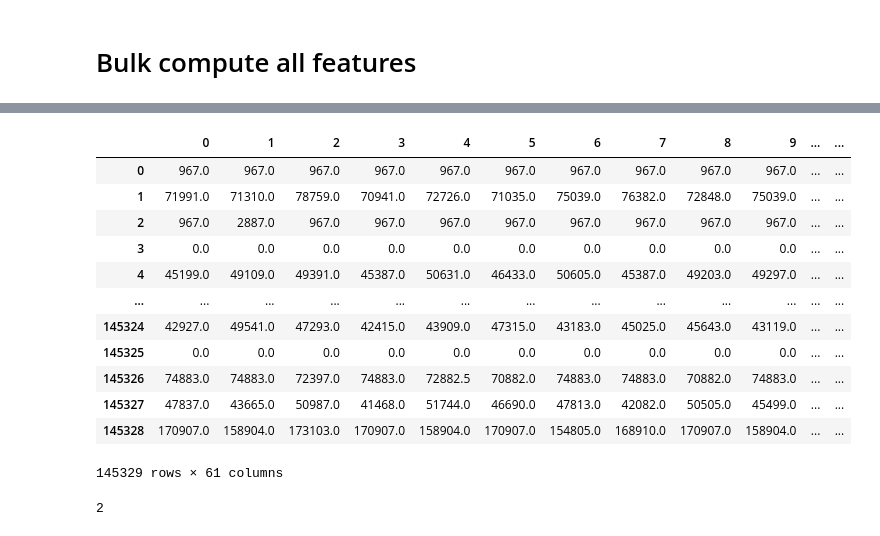
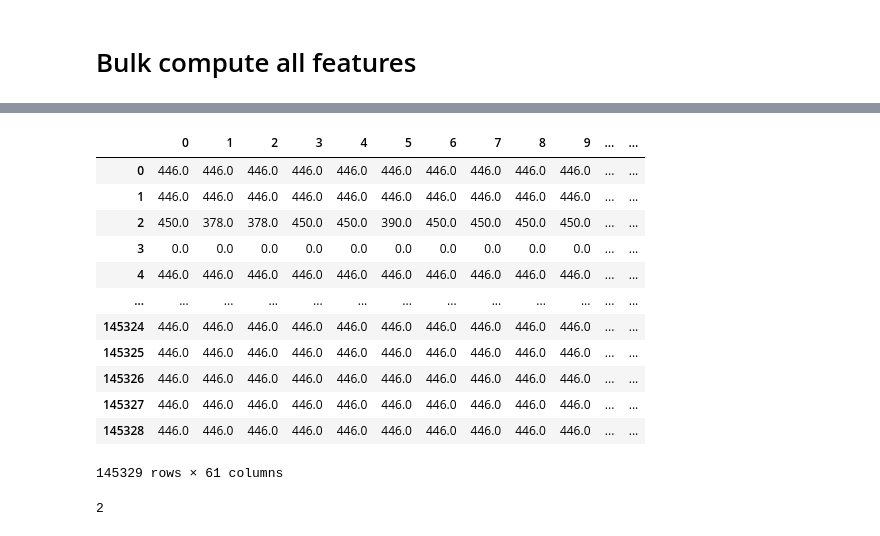
Before and after one commit to MillenniumForce/DATA3001, a Jupyter notebook: deep_learning/Feature_Engineering.ipynb, the cells around one changed output, grey strips where cells are left out. Cells and saved outputs as stored; diff of their text form; code cells hidden in the pictures.

Commit message:
Added diff (from - to) features

```diff
--- a/deep_learning/Feature_Engineering.ipynb
+++ b/deep_learning/Feature_Engineering.ipynb
@@ -44,5 +82,5 @@ polars_df.collect().write_parquet("/content/drive/MyDrive/DATA3001/bytes_per_pac
 # %%
-df = pd.read_parquet("/content/drive/MyDrive/DATA3001/bytes_per_packet_features.parquet")
+df = pd.read_parquet("/content/drive/MyDrive/DATA3001/diff_bytes_per_packet_features.parquet")
 df.time = pd.to_datetime(df.time, unit="ns")
 df = df.set_index("time")
 # %%
@@ -194,18 +249,18 @@ def construct_flow_dataframe(df, flow_type, window_size=60):
 # %%
-construct_flow_dataframe(train_df, "FromInternetTCPPort80IPurn:ietf:params:mud:controllerByteCount")
+construct_flow_dataframe(train_df, "ToInternetRSVPPortAllIPurn:ietf:params:mud:controllerBytesPerPacket")
 # %% [output]
 |  | 0 | 1 | 2 | 3 | 4 | 5 | 6 | 7 | 8 | 9 | ... | ... |
-| 0 | 967.0 | 967.0 | 967.0 | 967.0 | 967.0 | 967.0 | 967.0 | 967.0 | 967.0 | 967.0 | ... | ... |
-| 1 | 71991.0 | 71310.0 | 78759.0 | 70941.0 | 72726.0 | 71035.0 | 75039.0 | 76382.0 | 72848.0 | 75039.0 | ... | ... |
-| 2 | 967.0 | 2887.0 | 967.0 | 967.0 | 967.0 | 967.0 | 967.0 | 967.0 | 967.0 | 967.0 | ... | ... |
+| 0 | 446.0 | 446.0 | 446.0 | 446.0 | 446.0 | 446.0 | 446.0 | 446.0 | 446.0 | 446.0 | ... | ... |
+| 1 | 446.0 | 446.0 | 446.0 | 446.0 | 446.0 | 446.0 | 446.0 | 446.0 | 446.0 | 446.0 | ... | ... |
+| 2 | 450.0 | 378.0 | 378.0 | 450.0 | 450.0 | 390.0 | 450.0 | 450.0 | 450.0 | 450.0 | ... | ... |
 | 3 | 0.0 | 0.0 | 0.0 | 0.0 | 0.0 | 0.0 | 0.0 | 0.0 | 0.0 | 0.0 | ... | ... |
-| 4 | 45199.0 | 49109.0 | 49391.0 | 45387.0 | 50631.0 | 46433.0 | 50605.0 | 45387.0 | 49203.0 | 49297.0 | ... | ... |
+| 4 | 446.0 | 446.0 | 446.0 | 446.0 | 446.0 | 446.0 | 446.0 | 446.0 | 446.0 | 446.0 | ... | ... |
 | ... | ... | ... | ... | ... | ... | ... | ... | ... | ... | ... | ... | ... |
-| 145324 | 42927.0 | 49541.0 | 47293.0 | 42415.0 | 43909.0 | 47315.0 | 43183.0 | 45025.0 | 45643.0 | 43119.0 | ... | ... |
-| 145325 | 0.0 | 0.0 | 0.0 | 0.0 | 0.0 | 0.0 | 0.0 | 0.0 | 0.0 | 0.0 | ... | ... |
-| 145326 | 74883.0 | 74883.0 | 72397.0 | 74883.0 | 72882.5 | 70882.0 | 74883.0 | 74883.0 | 70882.0 | 74883.0 | ... | ... |
-| 145327 | 47837.0 | 43665.0 | 50987.0 | 41468.0 | 51744.0 | 46690.0 | 47813.0 | 42082.0 | 50505.0 | 45499.0 | ... | ... |
-| 145328 | 170907.0 | 158904.0 | 173103.0 | 170907.0 | 158904.0 | 170907.0 | 154805.0 | 168910.0 | 170907.0 | 158904.0 | ... | ... |
+| 145324 | 446.0 | 446.0 | 446.0 | 446.0 | 446.0 | 446.0 | 446.0 | 446.0 | 446.0 | 446.0 | ... | ... |
+| 145325 | 446.0 | 446.0 | 446.0 | 446.0 | 446.0 | 446.0 | 446.0 | 446.0 | 446.0 | 446.0 | ... | ... |
+| 145326 | 446.0 | 446.0 | 446.0 | 446.0 | 446.0 | 446.0 | 446.0 | 446.0 | 446.0 | 446.0 | ... | ... |
+| 145327 | 446.0 | 446.0 | 446.0 | 446.0 | 446.0 | 446.0 | 446.0 | 446.0 | 446.0 | 446.0 | ... | ... |
+| 145328 | 446.0 | 446.0 | 446.0 | 446.0 | 446.0 | 446.0 | 446.0 | 446.0 | 446.0 | 446.0 | ... | ... |
 145329 rows × 61 columns
 # %%
 from multiprocessing import Pool
```
Also changed, not shown: parts of 10 cells of this notebook.
